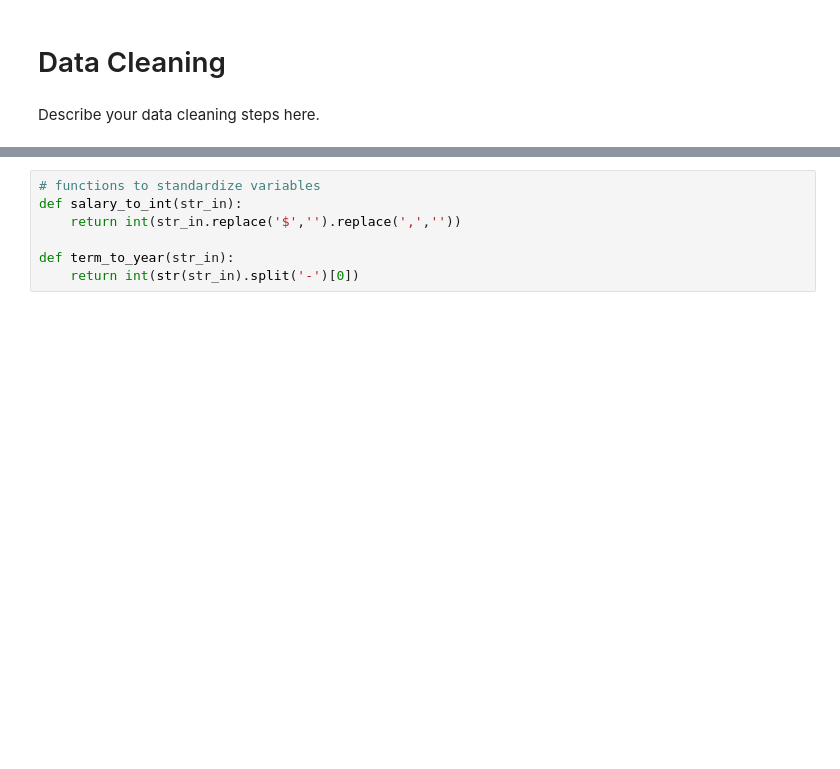
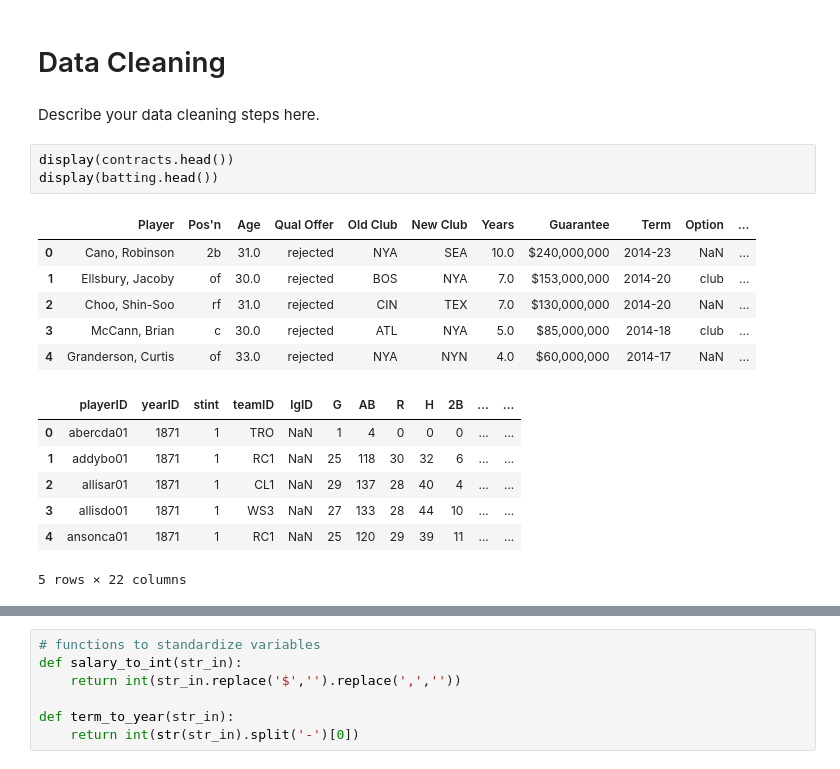
Before and after one commit to leo3friedman/baseball-salary-prediction, a Jupyter notebook: EDACheckpointGroup_042-Fa22.ipynb, the cells around one changed output, grey strips where cells are left out. Saved outputs shown, nothing was run; the diff lists cells and outputs as text; blank space fills up the shorter version.

```diff
--- a/EDACheckpointGroup_042-Fa22.ipynb
+++ b/EDACheckpointGroup_042-Fa22.ipynb
@@ -39,6 +34,23 @@ batting shape:  (110495, 22)
 # Data Cleaning
 # %% [markdown]
 Describe your data cleaning steps here.
+# %%
+display(contracts.head())
+display(batting.head())
+# %% [output]
+|  | Player | Pos'n | Age | Qual Offer | Old Club | New Club | Years | Guarantee | Term | Option | ... |
+| 0 | Cano, Robinson | 2b | 31.0 | rejected | NYA | SEA | 10.0 | $240,000,000 | 2014-23 | NaN | ... |
+| 1 | Ellsbury, Jacoby | of | 30.0 | rejected | BOS | NYA | 7.0 | $153,000,000 | 2014-20 | club | ... |
+| 2 | Choo, Shin-Soo | rf | 31.0 | rejected | CIN | TEX | 7.0 | $130,000,000 | 2014-20 | NaN | ... |
+| 3 | McCann, Brian | c | 30.0 | rejected | ATL | NYA | 5.0 | $85,000,000 | 2014-18 | club | ... |
+| 4 | Granderson, Curtis | of | 33.0 | rejected | NYA | NYN | 4.0 | $60,000,000 | 2014-17 | NaN | ... |
+|  | playerID | yearID | stint | teamID | lgID | G | AB | R | H | 2B | ... | ... |
+| 0 | abercda01 | 1871 | 1 | TRO | NaN | 1 | 4 | 0 | 0 | 0 | ... | ... |
+| 1 | addybo01 | 1871 | 1 | RC1 | NaN | 25 | 118 | 30 | 32 | 6 | ... | ... |
+| 2 | allisar01 | 1871 | 1 | CL1 | NaN | 29 | 137 | 28 | 40 | 4 | ... | ... |
+| 3 | allisdo01 | 1871 | 1 | WS3 | NaN | 27 | 133 | 28 | 44 | 10 | ... | ... |
+| 4 | ansonca01 | 1871 | 1 | RC1 | NaN | 25 | 120 | 29 | 39 | 11 | ... | ... |
+5 rows × 22 columns
 # %%
 # drop unecessary columns
 contracts = contracts[['Player','Pos\'n', 'Age', 'Term', 'AAV']]
```
Also changed, not shown: parts of 7 cells of this notebook.
